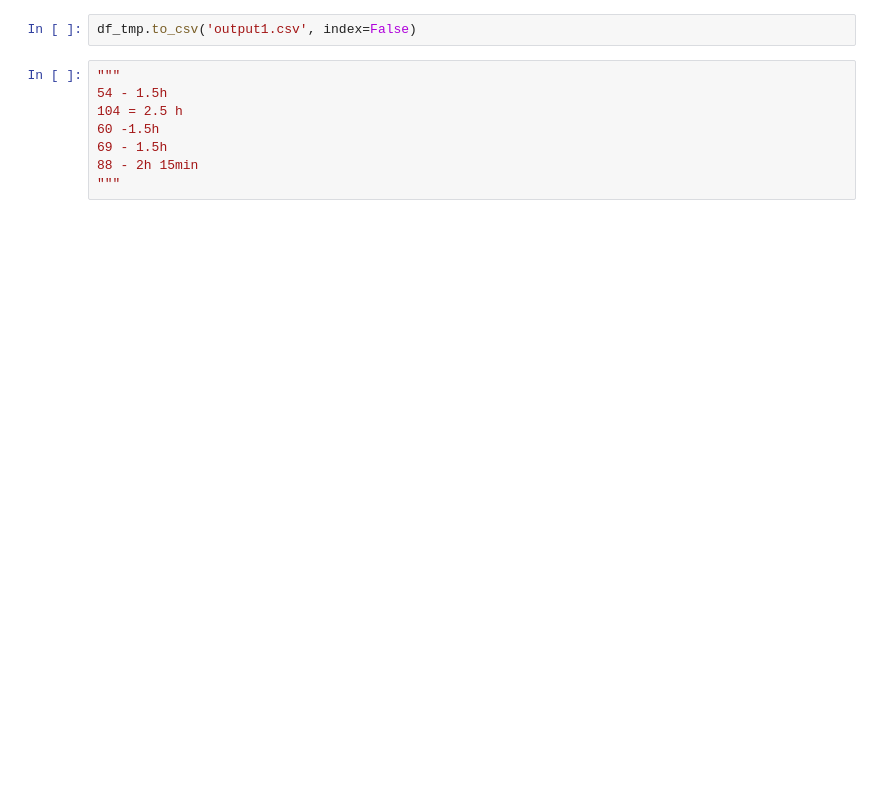
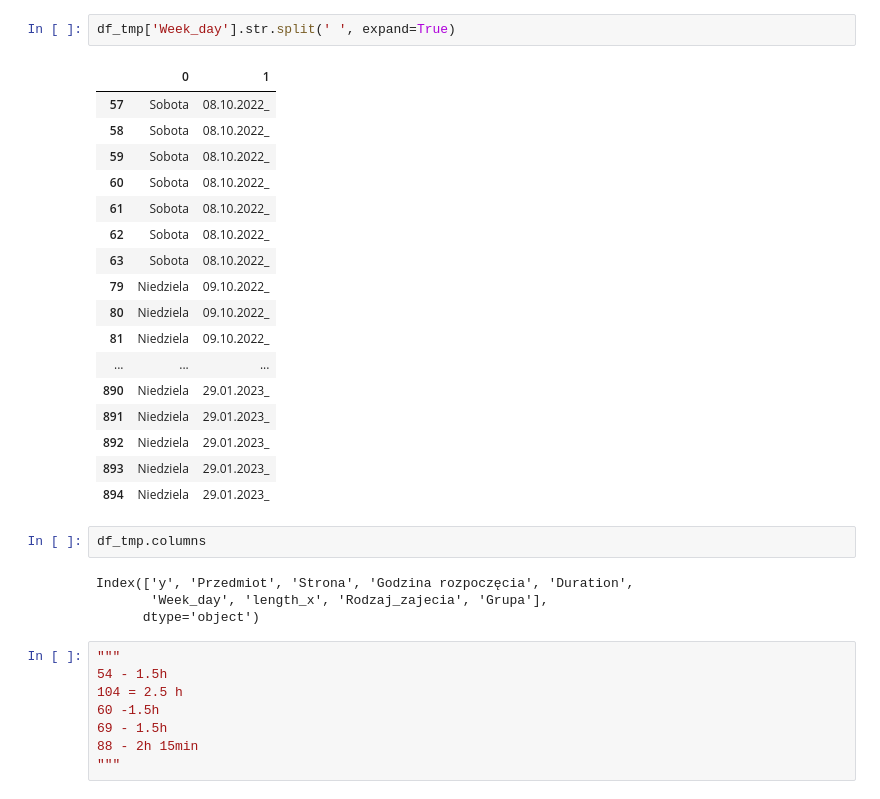
Before and after one commit to Krystiankr/CSV_FROM_PLAN, a Jupyter notebook: PDF_PLAN.ipynb, the cells around one changed output. Saved outputs shown, nothing was run; the diff lists cells and outputs as text; blank space fills up the shorter version.

```diff
--- a/PDF_PLAN.ipynb
+++ b/PDF_PLAN.ipynb
@@ -266,5 +199,29 @@ df_week_day
-# %%
-df_tmp.to_csv('output1.csv', index=False)
+# %%
+df_tmp['Week_day'].str.split(' ', expand=True)
+# %% [output]
+|  | 0 | 1 |
+| 57 | Sobota | 08.10.2022_ |
+| 58 | Sobota | 08.10.2022_ |
+| 59 | Sobota | 08.10.2022_ |
+| 60 | Sobota | 08.10.2022_ |
+| 61 | Sobota | 08.10.2022_ |
+| 62 | Sobota | 08.10.2022_ |
+| 63 | Sobota | 08.10.2022_ |
+| 79 | Niedziela | 09.10.2022_ |
+| 80 | Niedziela | 09.10.2022_ |
+| 81 | Niedziela | 09.10.2022_ |
+| ... | ... | ... |
+| 890 | Niedziela | 29.01.2023_ |
+| 891 | Niedziela | 29.01.2023_ |
+| 892 | Niedziela | 29.01.2023_ |
+| 893 | Niedziela | 29.01.2023_ |
+| 894 | Niedziela | 29.01.2023_ |
+# %%
+df_tmp.columns
+# %% [output]
+Index(['y', 'Przedmiot', 'Strona', 'Godzina rozpoczęcia', 'Duration',
+       'Week_day', 'length_x', 'Rodzaj_zajecia', 'Grupa'],
+      dtype='object')
 # %%
 """
 54 - 1.5h
```
Also changed, not shown: parts of 12 cells of this notebook.
